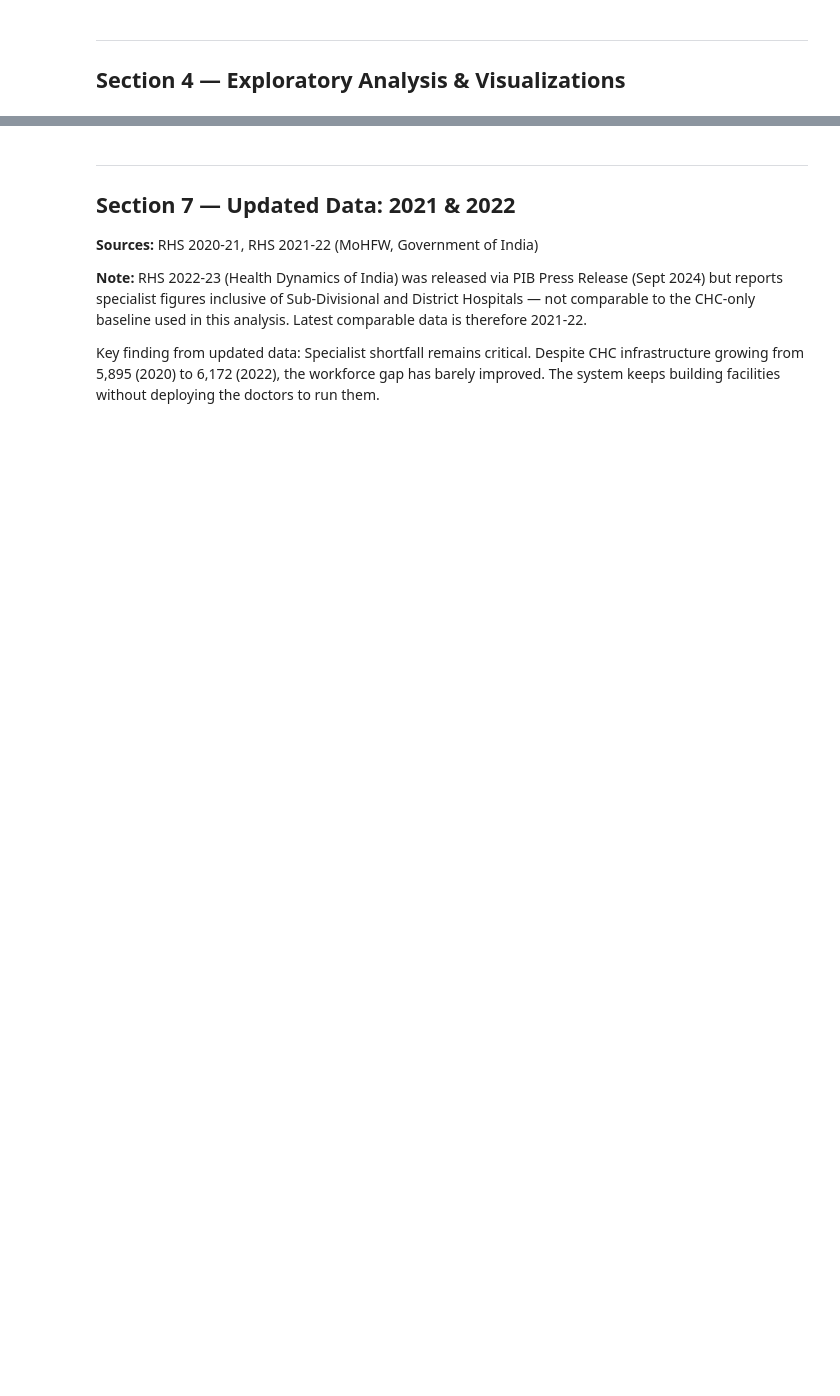
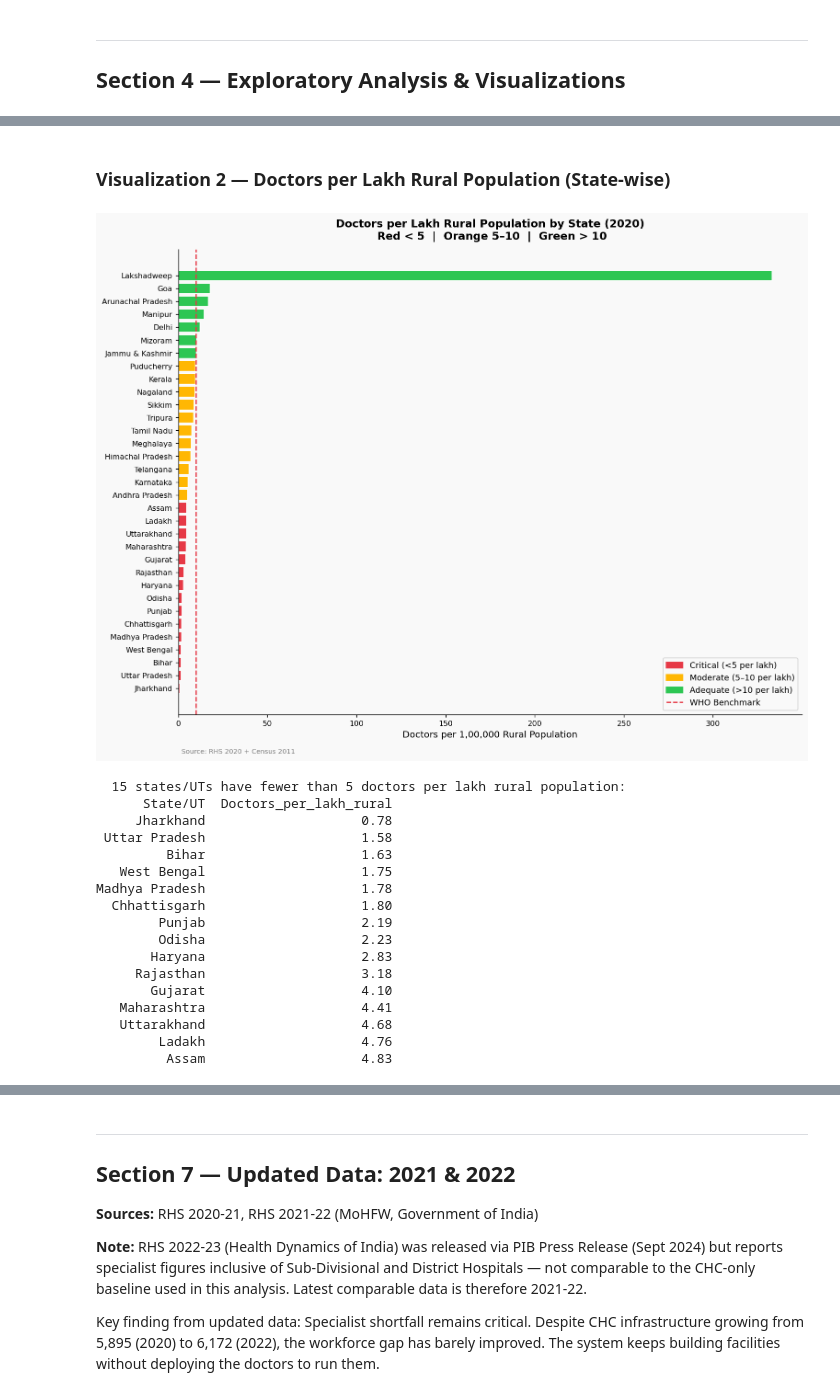
Before and after one commit to rihanpathan-6509/India-healthcare-analysis, a Jupyter notebook: rural_healthcare/rural_healthcare_analysis.ipynb, the cells around one changed output, grey strips where cells are left out. Saved outputs shown, nothing was run; the diff lists cells and outputs as text; code cells hidden in the pictures; blank space fills up the shorter version.

```diff
--- a/rural_healthcare/rural_healthcare_analysis.ipynb
+++ b/rural_healthcare/rural_healthcare_analysis.ipynb
@@ -851,0 +404,45 @@ print(f'📊 National Specialist Gap (vs CHC requirement): {int(total_spec_gap):
+# %% [markdown]
+### Visualization 2 — Doctors per Lakh Rural Population (State-wise)
+# %%
+plot_df = merged[['State/UT','Doctors_per_lakh_rural']].dropna().sort_values('Doctors_per_lakh_rural')
+
+colors = ['#E63946' if x < 5 else '#FFB703' if x < 10 else '#2DC653'
+          for x in plot_df['Doctors_per_lakh_rural']]
+
+fig, ax = plt.subplots(figsize=(12, 9))
+bars = ax.barh(plot_df['State/UT'], plot_df['Doctors_per_lakh_rural'], color=colors, edgecolor='white')
+ax.axvline(10, color='#E63946', linestyle='--', linewidth=1.5, label='WHO Benchmark (~10/lakh)')
+ax.set_xlabel('Doctors per 1,00,000 Rural Population')
+ax.set_title('Doctors per Lakh Rural Population by State (2020)\n Red < 5  |  Orange 5–10  |  Green > 10', pad=12)
+
+red_p   = mpatches.Patch(color='#E63946', label='Critical (<5 per lakh)')
+org_p   = mpatches.Patch(color='#FFB703', label='Moderate (5–10 per lakh)')
+grn_p   = mpatches.Patch(color='#2DC653', label='Adequate (>10 per lakh)')
+who_l   = plt.Line2D([0],[0], color='#E63946', linestyle='--', label='WHO Benchmark')
+ax.legend(handles=[red_p, org_p, grn_p, who_l], loc='lower right')
+fig.text(0.12, -0.01, ' Source: RHS 2020 + Census 2011', fontsize=8, color='grey')
+plt.tight_layout()
+plt.show()
+
+critical = plot_df[plot_df['Doctors_per_lakh_rural'] < 5]
+print(f'\n  {len(critical)} states/UTs have fewer than 5 doctors per lakh rural population:')
+print(critical[['State/UT','Doctors_per_lakh_rural']].to_string(index=False))
+# %% [output]
+[figure, added]
+  15 states/UTs have fewer than 5 doctors per lakh rural population:
+      State/UT  Doctors_per_lakh_rural
+     Jharkhand                    0.78
+ Uttar Pradesh                    1.58
+         Bihar                    1.63
+   West Bengal                    1.75
+Madhya Pradesh                    1.78
+  Chhattisgarh                    1.80
+        Punjab                    2.19
+        Odisha                    2.23
+       Haryana                    2.83
+     Rajasthan                    3.18
+       Gujarat                    4.10
+   Maharashtra                    4.41
+   Uttarakhand                    4.68
+        Ladakh                    4.76
+         Assam                    4.83
```
Also changed, not shown: parts of 46 cells of this notebook, 5 other files.
